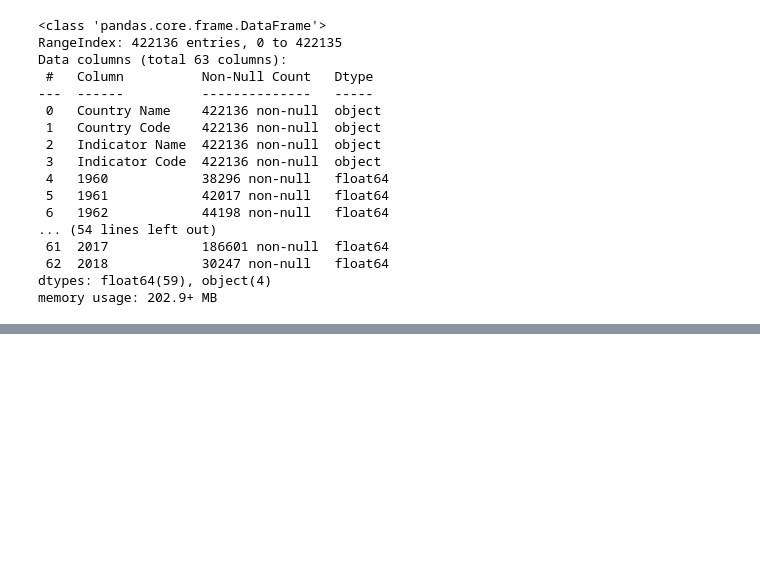
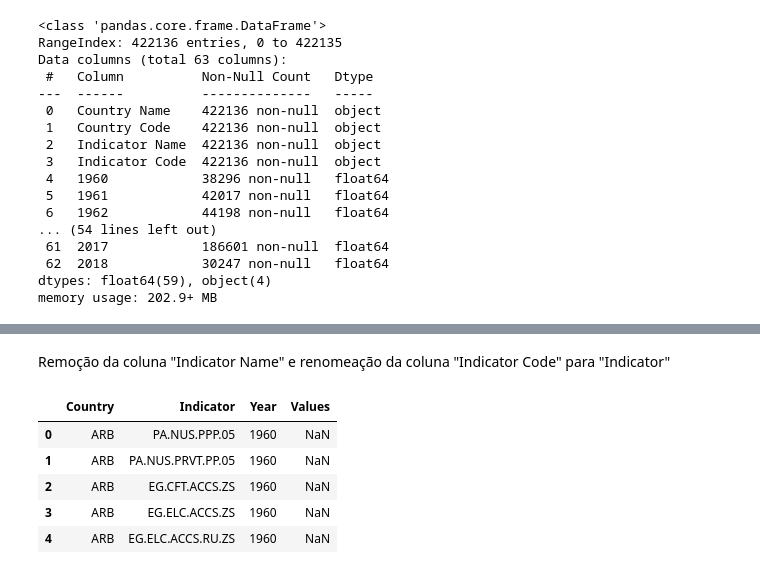
Before and after one commit to AlderiAraujo/IFPE_Projeto_TEBD, a Jupyter notebook: Projeto_TEBD.ipynb, the cells around one changed output, grey strips where cells are left out. Saved outputs shown, nothing was run; the diff lists cells and outputs as text; code cells hidden in the pictures; blank space fills up the shorter version.

```diff
--- a/Projeto_TEBD.ipynb
+++ b/Projeto_TEBD.ipynb
@@ -60,3 +108,16 @@ df.head()
+# %% [markdown]
+Remoção da coluna "Indicator Name" e renomeação da coluna "Indicator Code" para "Indicator"
+# %%
+df.drop(columns=["Indicator Name"],inplace=True)
+df.rename(columns={"Indicator Code":"Indicator"},inplace=True)
+df.head()
+# %% [output]
+|  | Country | Indicator | Year | Values |
+| 0 | ARB | PA.NUS.PPP.05 | 1960 | NaN |
+| 1 | ARB | PA.NUS.PRVT.PP.05 | 1960 | NaN |
+| 2 | ARB | EG.CFT.ACCS.ZS | 1960 | NaN |
+| 3 | ARB | EG.ELC.ACCS.ZS | 1960 | NaN |
+| 4 | ARB | EG.ELC.ACCS.RU.ZS | 1960 | NaN |
 # %%
 df.info()
 # %% [output]
```
Also changed, not shown: parts of 19 cells of this notebook.
